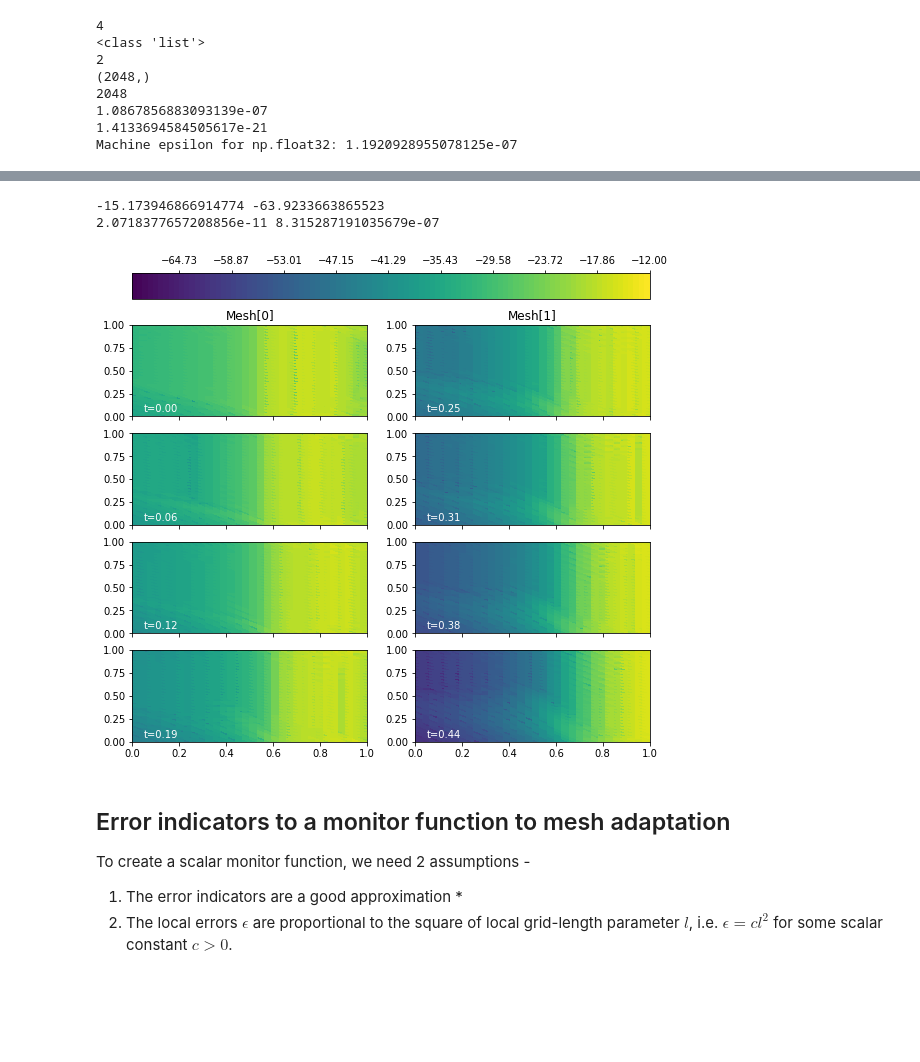
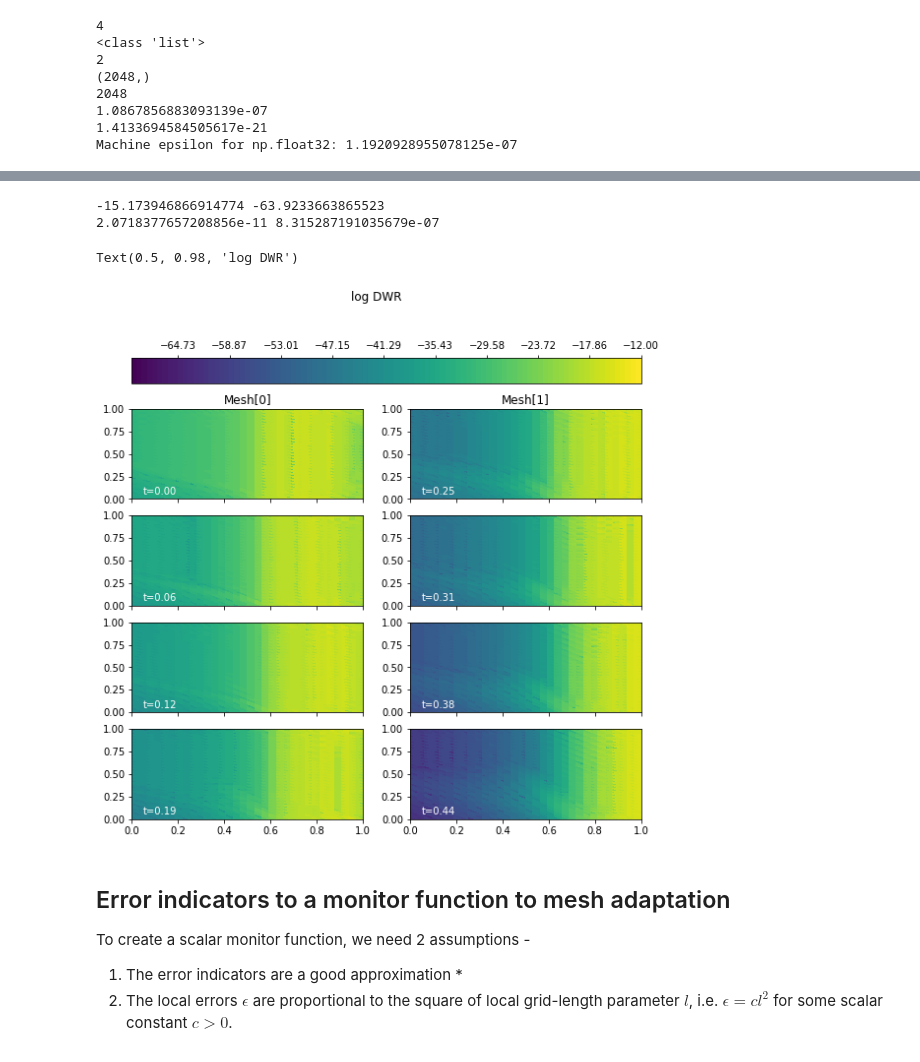
Before and after one commit to acse-akm121/oceans_goma, a Jupyter notebook: goma/src/GoalOrientedExample.ipynb, the cells around one changed output, grey strips where cells are left out. Drawn from its saved outputs; the diff is of its cells as text; code cells hidden in the pictures; blank space fills up the shorter version.

```diff
--- a/goma/src/GoalOrientedExample.ipynb
+++ b/goma/src/GoalOrientedExample.ipynb
@@ -117,13 +117,15 @@ mesh_seq = GoalOrientedMeshSeq(
 # print(vmax, vmin)
 # print(max(abs(vmax), abs(vmin)), -max(abs(vmax), abs(vmin)))
 # Note this is plotting the magnitude!!!!!!!!!
-vmin, vmax = 0, 1
-figsize = (2 * len(solutions['u']['forward'][0]), 2 * len(solutions['u']['forward'][0]))
-# print(figsize)
-fig, axes, tcs = plot_snapshots(solutions, time_partition, "u", "forward",
-                                levels=np.linspace(0, 1, 100), cmap='viridis',
-                                vmax=1, vmin=0,
-                                figsize=figsize)
-cbar = fig.colorbar(tcs[0][0], ax=axes, location='top')
+
+
+# vmin, vmax = 0, 1
+# figsize = (2 * len(solutions['u']['forward'][0]), 2 * len(solutions['u']['forward'][0]))
+# # print(figsize)
+# fig, axes, tcs = plot_snapshots(solutions, time_partition, "u", "forward",
+#                                 levels=np.linspace(0, 1, 100), cmap='viridis',
+#                                 vmax=1, vmin=0,
+#                                 figsize=figsize)
+# cbar = fig.colorbar(tcs[0][0], ax=axes, location='top')
 # Note this is plotting the magnitude
 # %% [output]
@@ -139,11 +141,13 @@ solutions = mesh_seq.solve_adjoint()
 #         vmax = max(vmax, np.max(sol_t.dat.data))
 #         vmin = min(vmin, np.min(sol_t.dat.data))
 # Note this is plotting the magnitude!!!!!!!!!!!!!
-vmin = 0
-vmax = 1.25
-fig, axes, tcs = plot_snapshots(
-    solutions, time_partition, "u", "adjoint", levels=np.linspace(vmin, vmax, 100),
-    vmin=vmin, vmax=vmax,
-    cmap='viridis', figsize=figsize
-)
-cbar = fig.colorbar(tcs[-1][-1], ax=axes, location='top')
+
+
+# vmin = 0
+# vmax = 1.25
+# fig, axes, tcs = plot_snapshots(
+#     solutions, time_partition, "u", "adjoint", levels=np.linspace(vmin, vmax, 100),
+#     vmin=vmin, vmax=vmax,
+#     cmap='viridis', figsize=figsize
+# )
+# cbar = fig.colorbar(tcs[-1][-1], ax=axes, location='top')
@@ -255,32 +257,34 @@ def plot_indicator_snapshots2(indicators, time_partition, **kwargs):
             t_indi = Function(indi.function_space(), val=np.log(indi.dat.data))
             ax = axes if steady else axes[j] if cols == 1 else axes[j, i]
             tc.append(tricontourf(t_indi, axes=ax, **kwargs))
             if not steady:
                 time = i * P.end_time/cols + j * P.timesteps_per_export[i] * P.timesteps[i]
                 ax.annotate(f"t={time:.2f}", (0.05, 0.05), color="white")
         tcs.append(tc)
     plt.tight_layout()
     return fig, axes, tcs
 
 vmax, vmin = -np.inf, np.inf
 for i, mesh_i in enumerate(indicators):
     for j, e_t in enumerate(indicators[i]):
         vmax = np.max((vmax, np.max(np.log(np.abs(e_t.dat.data)))))
         vmin = np.min((vmin, np.min(np.log(np.abs(e_t.dat.data)))))
 
 figsize = (2 * len(solutions['u']['forward'][0]), 2 * len(solutions['u']['forward'][0]))
 print(vmax, vmin)
 vmax = -12
 vmin = -70
 fig, axs, tcs = plot_indicator_snapshots2(indicators, time_partition,
                                           levels=np.linspace(vmin, vmax, 100),
                                           vmax=vmax, vmin=vmin,
                                           cmap='viridis',
                                           figsize=figsize)
 cbar = fig.colorbar(tcs[1][-3], ax=axs, location='top')
 print(np.exp(-24.6), np.exp(-14))
+plt.suptitle("log DWR")
 # %% [output]
 -15.173946866914774 -63.9233663865523
 2.0718377657208856e-11 8.315287191035679e-07
+Text(0.5, 0.98, 'log DWR')
-[figure, old version]
+[figure, new version]
 # %%
```
Also changed, not shown: parts of 11 cells of this notebook.
